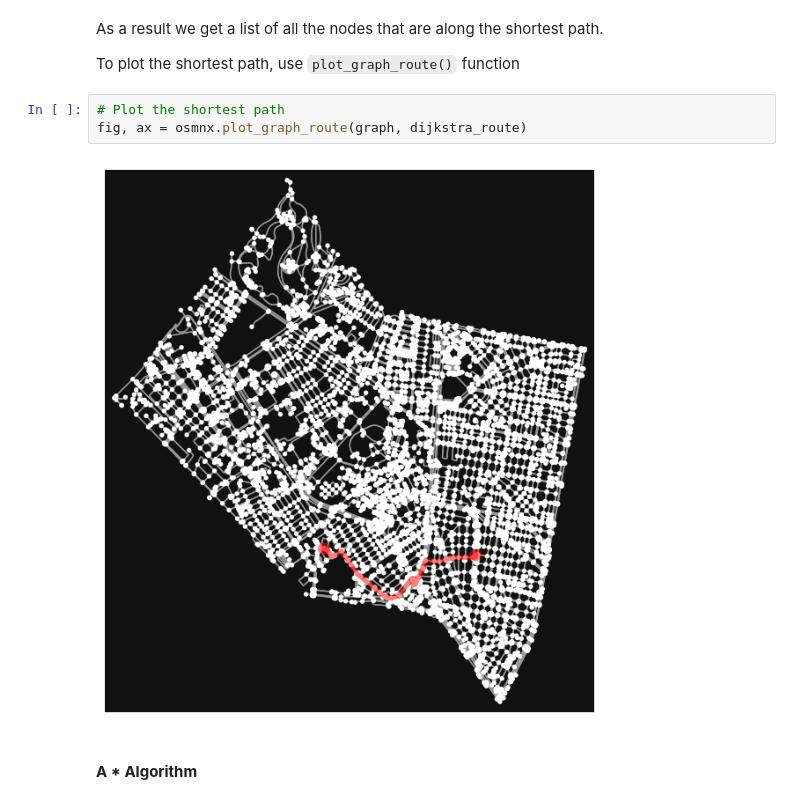
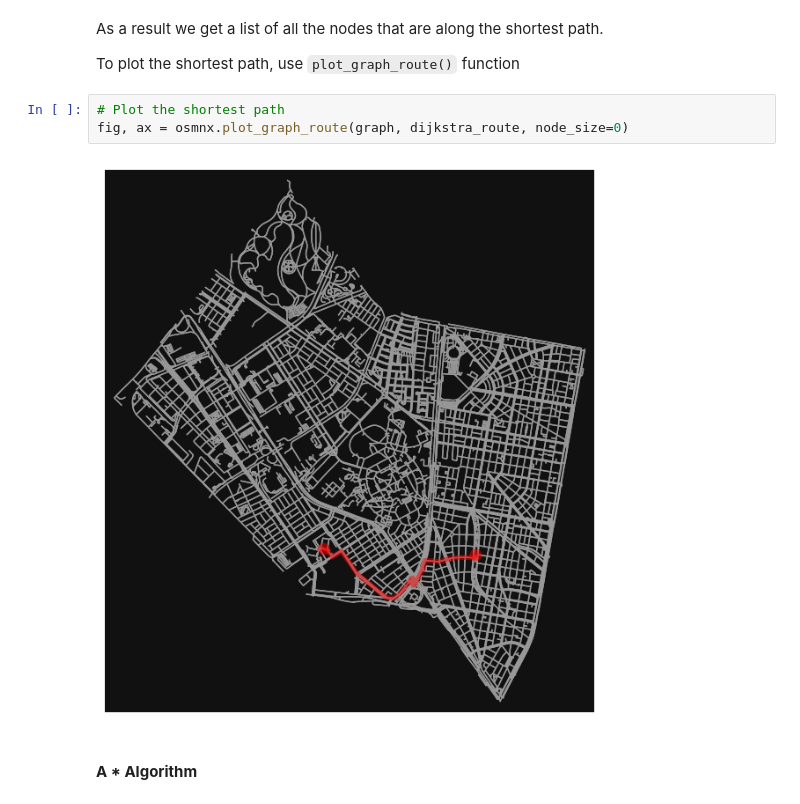
Before and after one commit to aliciaarevalor/network_analysis, a Jupyter notebook: Workshop3_AliciaArevalo.ipynb, the cells around one changed output. Cells and saved outputs as stored; diff of their text form.

```diff
--- a/Workshop3_AliciaArevalo.ipynb
+++ b/Workshop3_AliciaArevalo.ipynb
@@ -362,9 +318,9 @@ As a result we get a list of all the nodes that are along the shortest path.
 To plot the shortest path, use `plot_graph_route()` function
 # %%
 # Plot the shortest path
-fig, ax = osmnx.plot_graph_route(graph, dijkstra_route)
+fig, ax = osmnx.plot_graph_route(graph, dijkstra_route, node_size=0)
 # %% [output]
-[figure, old version]
+[figure, new version]
 # %% [markdown]
 #### **A * Algorithm**
 # %% [markdown]
```
Also changed, not shown: parts of 26 cells of this notebook.
